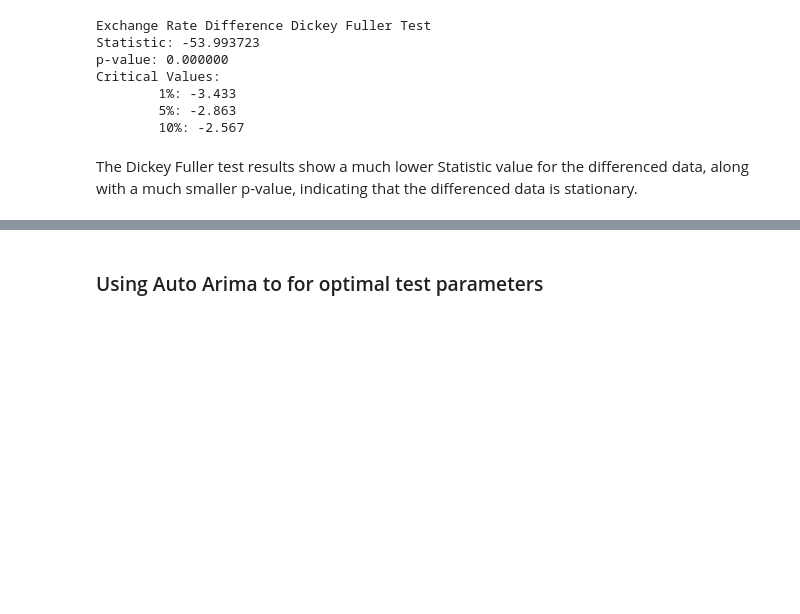
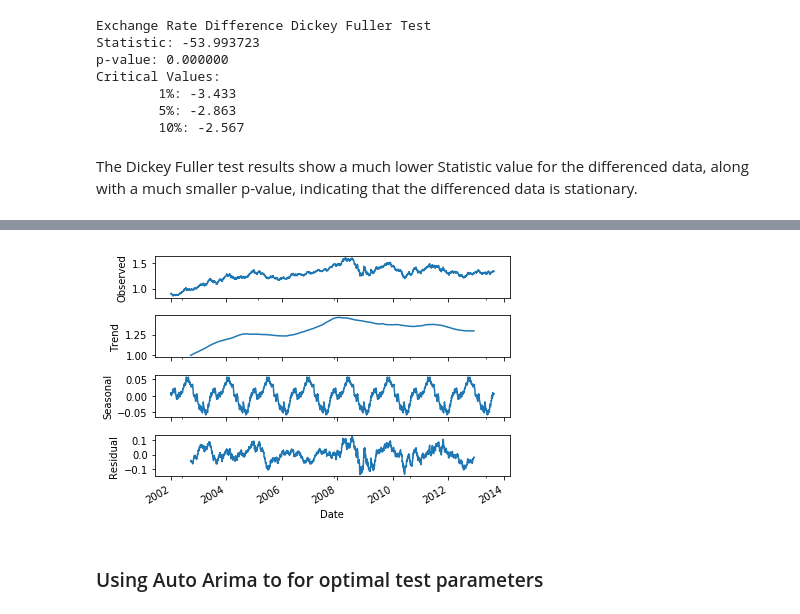
Before and after one commit to mbeckmanssf/Thinkful, a Jupyter notebook: Capstone/Notebook-1.ipynb, the cells around one changed output, grey strips where cells are left out. Saved outputs shown, nothing was run; the diff lists cells and outputs as text; code cells hidden in the pictures; blank space fills up the shorter version.

Commit message:
decomposing for seasonality

```diff
--- a/Capstone/Notebook-1.ipynb
+++ b/Capstone/Notebook-1.ipynb
@@ -282,0 +277,7 @@ Uses prior values, differences and prior errors to predict future values.
+# %%
+series = train.Rate
+result = seasonal_decompose(series, model='additive', freq=365)
+print(result.trend)
+print(result.seasonal)
+print(result.resid)
+print(result.observed)
@@ -283,3 +302,8 @@ Uses prior values, differences and prior errors to predict future values.
+# %%
+result.plot()
+pyplot.show()
+# %% [output]
+[figure, added]
 # %% [markdown]
 ### Using Auto Arima to for optimal test parameters
 # %%
```
Also changed, not shown: parts of 15 cells of this notebook.
